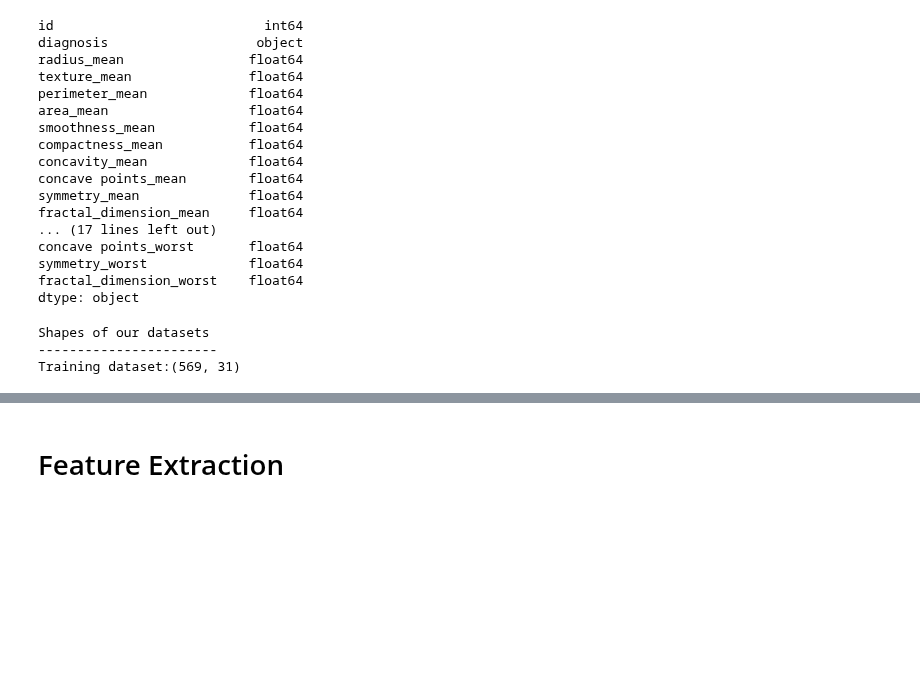
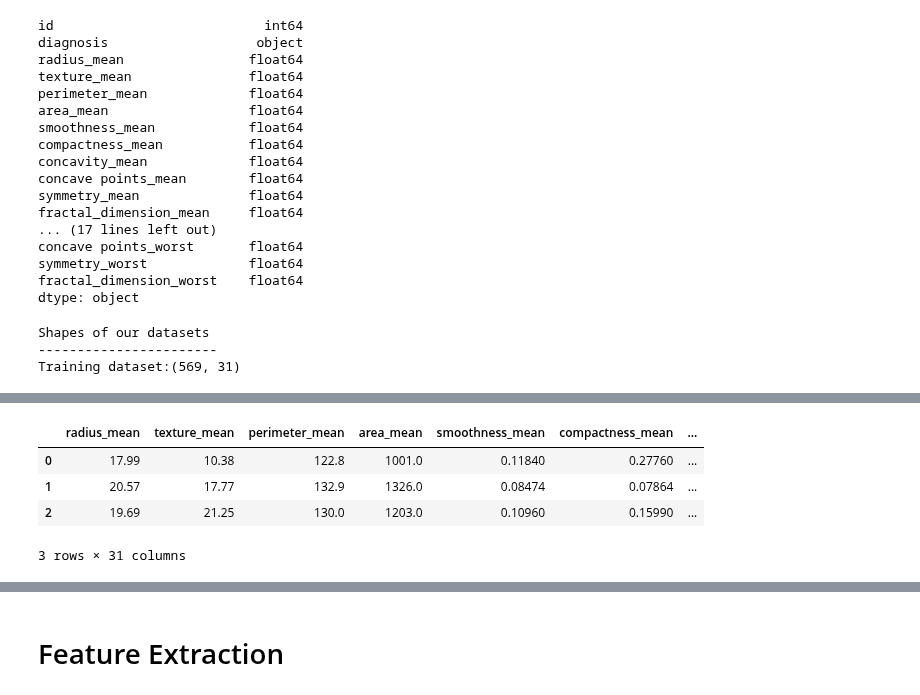
Before and after one commit to abel-blue/breastCancer-causal-Inference, a Jupyter notebook: notebooks/ml_preprocess.ipynb, the cells around one changed output, grey strips where cells are left out. Cells and saved outputs as stored; diff of their text form; code cells hidden in the pictures; blank space fills up the shorter version.

```diff
--- a/notebooks/ml_preprocess.ipynb
+++ b/notebooks/ml_preprocess.ipynb
@@ -183,0 +194,9 @@ Training dataset:(569, 31)
+# %%
+df = pd.get_dummies(train_df, columns=['diagnosis'], drop_first= True)
+df.head(3)
+# %% [output]
+|  | radius_mean | texture_mean | perimeter_mean | area_mean | smoothness_mean | compactness_mean | ... |
+| 0 | 17.99 | 10.38 | 122.8 | 1001.0 | 0.11840 | 0.27760 | ... |
+| 1 | 20.57 | 17.77 | 132.9 | 1326.0 | 0.08474 | 0.07864 | ... |
+| 2 | 19.69 | 21.25 | 130.0 | 1203.0 | 0.10960 | 0.15990 | ... |
+3 rows × 31 columns
```
Also changed, not shown: parts of 8 cells of this notebook.
